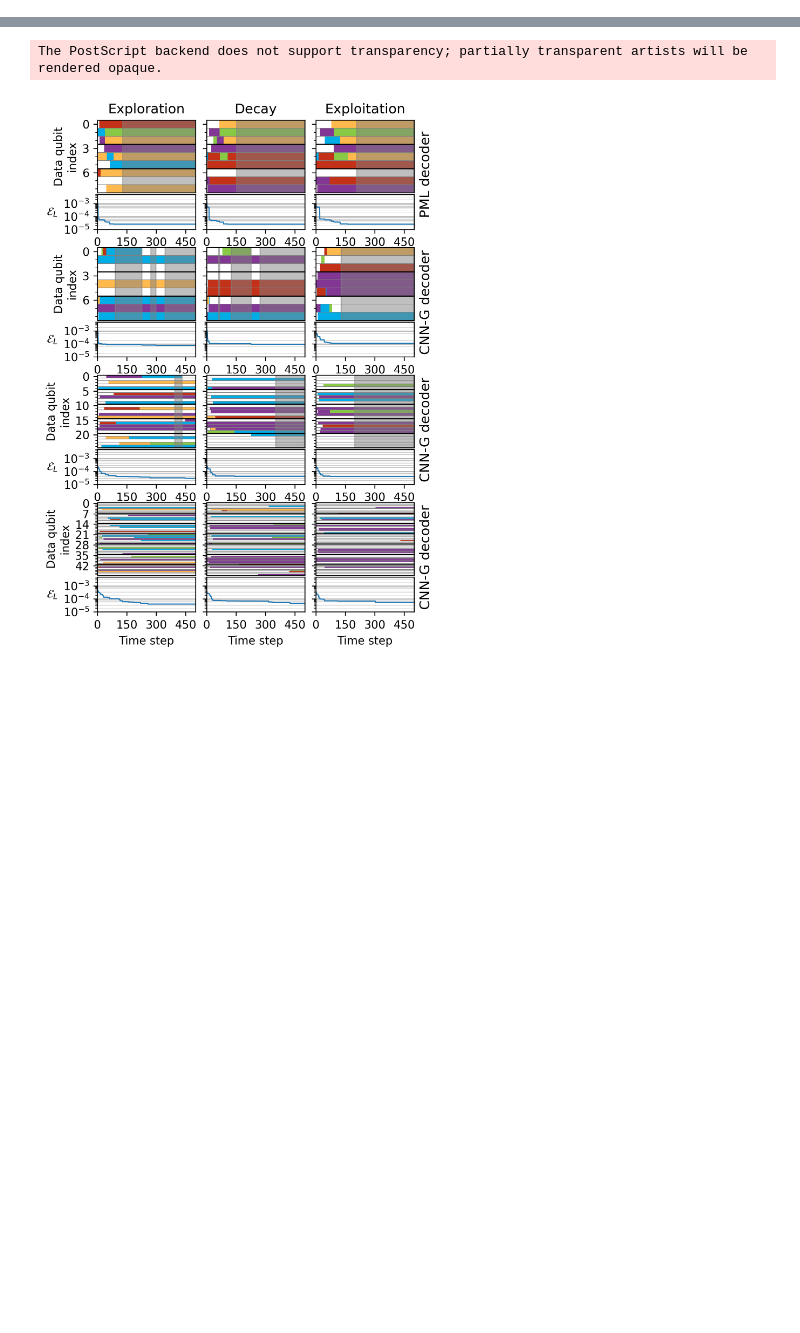
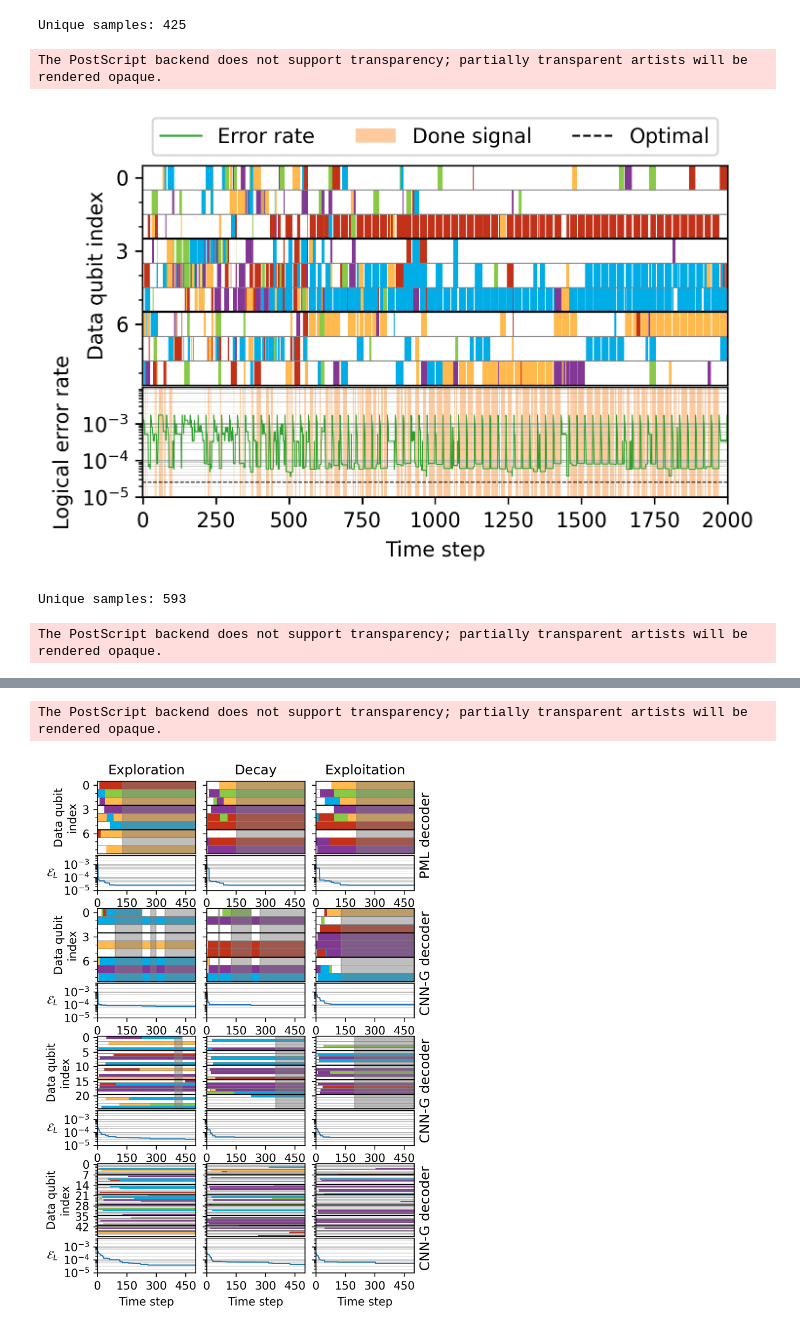
Before and after one commit to JuliusRye/QEC, a Jupyter notebook: Modules/fig_rl_results.ipynb, the cells around one changed output, grey strips where cells are left out. Saved outputs shown, nothing was run; the diff lists cells and outputs as text; code cells hidden in the pictures; blank space fills up the shorter version.

Commit message:
Created figures for the new RL results

```diff
--- a/Modules/fig_rl_results.ipynb
+++ b/Modules/fig_rl_results.ipynb
@@ -9,3 +9,83 @@ from core.quantum_error_correction_code import deformation_cmap, SurfaceCode
 
 import matplotlib.pyplot as plt
 import jax.numpy as jnp
+# %%
+for decoder_type, code_distance in zip(["PML", "CNN-G", "CNN-G", "CNN-G"], [3, 3, 5, 7]):
+    settings, model_params = load_params(f"data/RL-{decoder_type}-{code_distance}-decay_with_periodic-reset.json")
+
+    settings.keys()
+
+    deformations = settings["deformations"]
+    losses = settings["losses"]
+    scores = settings["scores"]
+    error_rates = -jnp.log10(.99) / scores
+    dones = settings["dones"]
+
+    TRAINING_BATCHES = settings["TRAINING_BATCHES"]
+    CODE_DISTANCE = code_distance
+    EPISODE_LENGTH = 3*CODE_DISTANCE**2
+
+    print(f"Unique samples: {jnp.unique(deformations, axis=0).shape[0]}")
+
+    # Log avarage error rate
+    running_avg_error_rate = jnp.exp(jnp.convolve(jnp.log(error_rates), jnp.ones(2*EPISODE_LENGTH)/EPISODE_LENGTH/2, mode='valid'))
+
+    fig = plt.figure(dpi=300, figsize=(4,1.5))
+
+    im_aspect = TRAINING_BATCHES / deformations.shape[1]
+    fig_aspect = fig.get_figheight() / fig.get_figwidth()
+
+    ax = fig.add_axes((0,0,1,1))
+    im = ax.imshow(deformations.T, aspect=im_aspect*fig_aspect, interpolation="nearest", cmap=deformation_cmap, vmin=-.5, vmax=5.5)
+    ax.set_ylabel("Data qubit index")
+    ax.set_xlim(-.5, TRAINING_BATCHES+.5)
+    ax.set_xticks([])
+    ax.set_yticks(jnp.arange(0, deformations.shape[1], CODE_DISTANCE))
+    ax.set_yticks(jnp.arange(0, deformations.shape[1]), minor=True)
+    ax.set_yticklabels(jnp.arange(0, deformations.shape[1], CODE_DISTANCE))
+    ax.hlines(jnp.arange(CODE_DISTANCE**2)[1:]-.5, [-1]*(CODE_DISTANCE**2-1), [error_rates.shape[0]]*(CODE_DISTANCE**2-1), color='gray', lw=.5)
+    ax.hlines(CODE_DISTANCE*jnp.arange(CODE_DISTANCE)[1:]-.5, [-1]*(CODE_DISTANCE-1), [error_rates.shape[0]]*(CODE_DISTANCE-1), color='k', lw=1)
+    # for i in range(0, TRAINING_BATCHES, EPISODE_LENGTH):
+    #     ax.axvline(i, color='blue', linestyle='--', lw=0.5)
+
+    ax = fig.add_axes((0,-.51,1,.5))
+    ax.plot(range(error_rates.shape[0]), error_rates, '-', c='C2', lw=.5, ms=2, label='Error rate')
+    # ax.plot(jnp.arange(len(running_avg_error_rate))+EPISODE_LENGTH, running_avg_error_rate, 'r--', lw=.5, label='Running Avg')
+    ax.set_xlim(-.5, error_rates.shape[0]+.5)
+    ax.set_yscale('log')
+    ax.set_ylim(10**jnp.floor(jnp.log10(error_rates.min())), 10**jnp.ceil(jnp.log10(error_rates.max())))
+    ax.set_ylabel("Logical error rate")
+    ax.grid(which='major', axis='y')
+    ax.grid(which='minor', lw=.2)
+    ax.set_xlabel("Time step")
+    ax.fill_between(
+        range(error_rates.shape[0]),
+        10**jnp.floor(jnp.log10(error_rates.min()))*jnp.ones(error_rates.shape[0]),
+        10**jnp.ceil(jnp.log10(error_rates.max()))*jnp.ones(error_rates.shape[0]),
+        color='C1', alpha=.4,
+        where=dones, lw=0,
+        label='Done signal',
+    )
+    # for i in range(0, TRAINING_BATCHES, EPISODE_LENGTH):
+    #     ax.axvline(i, color='blue', linestyle='--', lw=0.5)
+
+    if code_distance == 3:
+        ax.axhline(y=2.5E-5, color='k', linestyle='--', lw=.5, label='Optimal')
+    handles, labels = ax.get_legend_handles_labels()
+    leg = fig.legend(handles, labels, loc='lower center', ncol=3, bbox_to_anchor=(0.5, 1))
+
+    # change the line width for the legend
+    for line in leg.get_lines():
+        line.set_linewidth(1)
+
+    plt.savefig(f"figs/RL-{decoder_type}-{code_distance}-results.eps", dpi=300, bbox_inches='tight')
+    plt.savefig(f"figs/RL-{decoder_type}-{code_distance}-results.pdf", dpi=300, bbox_inches='tight')
+    plt.savefig(f"figs/RL-{decoder_type}-{code_distance}-results.png", dpi=300, bbox_inches='tight')
+
+    plt.show()
+# %% [output]
+Unique samples: 425
+The PostScript backend does not support transparency; partially transparent artists will be rendered opaque.
+[figure, added]
+Unique samples: 593
+The PostScript backend does not support transparency; partially transparent artists will be rendered opaque.
```
Also changed, not shown: parts of 2 cells of this notebook, 12 other files.
